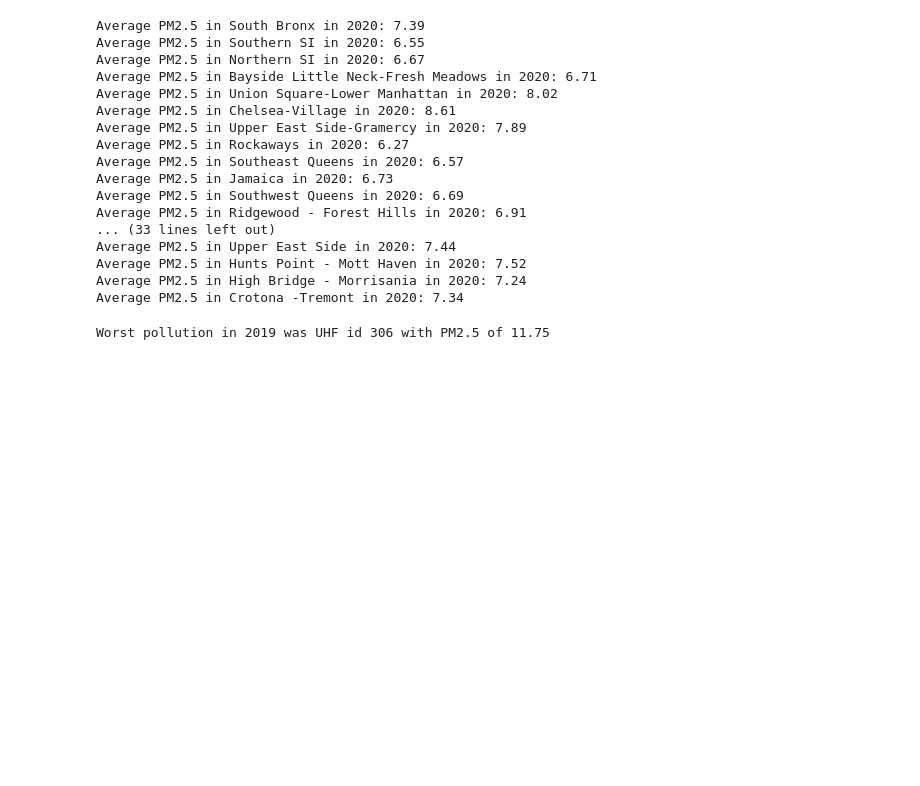
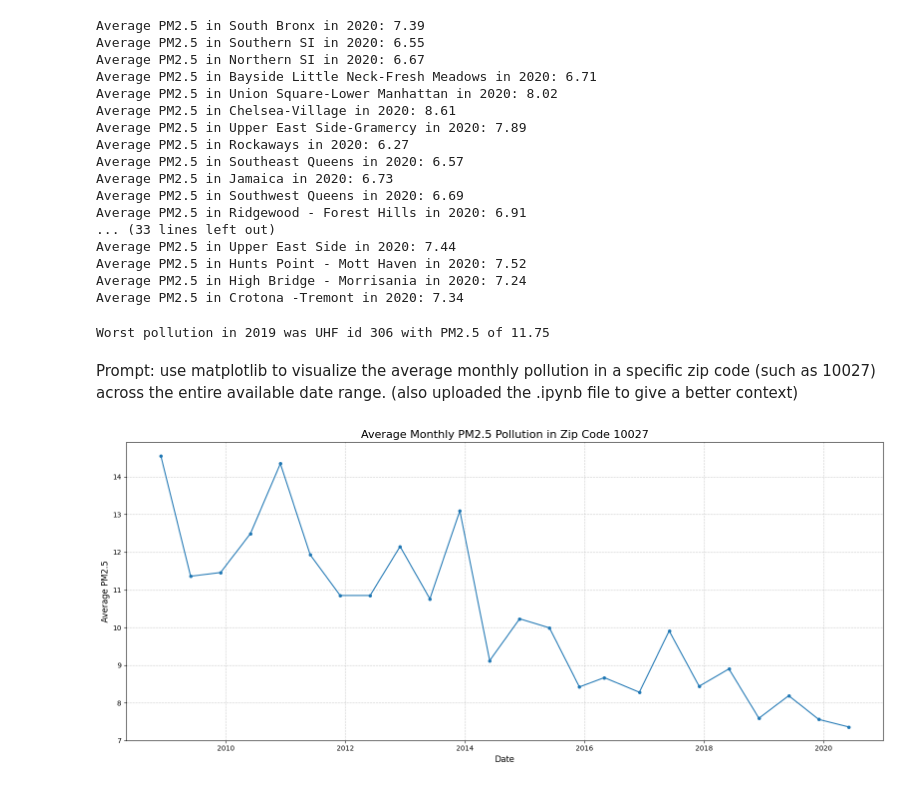
Before and after one commit to akt1215/group-project-1, a Jupyter notebook: project1_analysis.ipynb, the cells around one changed output. Saved outputs shown, nothing was run; the diff lists cells and outputs as text; code cells hidden in the pictures; blank space fills up the shorter version.

```diff
--- a/project1_analysis.ipynb
+++ b/project1_analysis.ipynb
@@ -118,3 +138,75 @@ for key in by_date.keys():
 print(f"Worst pollution in 2019 was UHF id {worst_uhf_id} with PM2.5 of {worst_pollutino}")
 # %% [output]
 Worst pollution in 2019 was UHF id 306 with PM2.5 of 11.75
+# %% [markdown]
+Prompt: use matplotlib to visualize the average monthly pollution in a specific
+zip code (such as 10027) across the entire available date range. (also uploaded the .ipynb file to give a better context)
+# %%
+# Make sure plots appear in the notebook
+import matplotlib.pyplot as plt
+import datetime
+from collections import defaultdict
+
+# --- 1. Get Data for Zip Code 10027 ---
+# We assume 'zip_to_uhf' and 'by_geo' are already loaded from cell 2
+zip_code = '10027'
+data = search_by_zip(zip_code, zip_to_uhf, by_geo)
+
+# --- 2. Aggregate Data by Month ---
+# Use a defaultdict to store a list of readings for each month
+monthly_readings = defaultdict(list)
+
+for entry in data:
+    # Based on notebook context:
+    # entry[0] = UHF ID
+    # entry[1] = Borough/Neighborhood
+    # entry[2] = Date string (e.g., '01/01/08')
+    # entry[3] = PM2.5 value
+
+    date_str = entry[2]
+    pm25_value = entry[3]
+
+    try:
+        # Parse the date string. Based on the notebook's logic (using '08', '19'),
+        # the format is Month/Day/2-digit-Year (%y)
+        date_obj = datetime.datetime.strptime(date_str, '%m/%d/%y')
+
+        # Create a key for the month (e.g., '2008-01-01')
+        # This groups all days in a month together
+        month_key = date_obj.replace(day=1)
+
+        monthly_readings[month_key].append(pm25_value)
+
+    except ValueError:
+        print(f"Skipping bad date format: {date_str}")
+
+# --- 3. Calculate Monthly Averages ---
+monthly_averages = {}
+for date, values in monthly_readings.items():
+    monthly_averages[date] = sum(values) / len(values)
+
+# --- 4. Prepare Data for Plotting ---
+# Sort the data by date to ensure the line graph is in order
+sorted_items = sorted(monthly_averages.items())
+
+# Unzip the sorted items into two lists: dates (x-axis) and averages (y-axis)
+dates = [item[0] for item in sorted_items]
+averages = [item[1] for item in sorted_items]
+
+# --- 5. Plot the Data ---
+plt.figure(figsize=(16, 7))  # Make the plot wide to see the time series
+plt.plot(dates, averages, marker='o', linestyle='-', markersize=4)
+
+# Add titles and labels
+plt.title(f'Average Monthly PM2.5 Pollution in Zip Code {zip_code}', fontsize=16)
+plt.xlabel('Date', fontsize=12)
+plt.ylabel('Average PM2.5', fontsize=12)
+
+# Improve readability
+plt.grid(True, linestyle='--', alpha=0.6)
+plt.tight_layout()
+
+# Display the plot
+plt.show()
+# %% [output]
+[figure, added]
```
Also changed, not shown: parts of 1 cell of this notebook.
